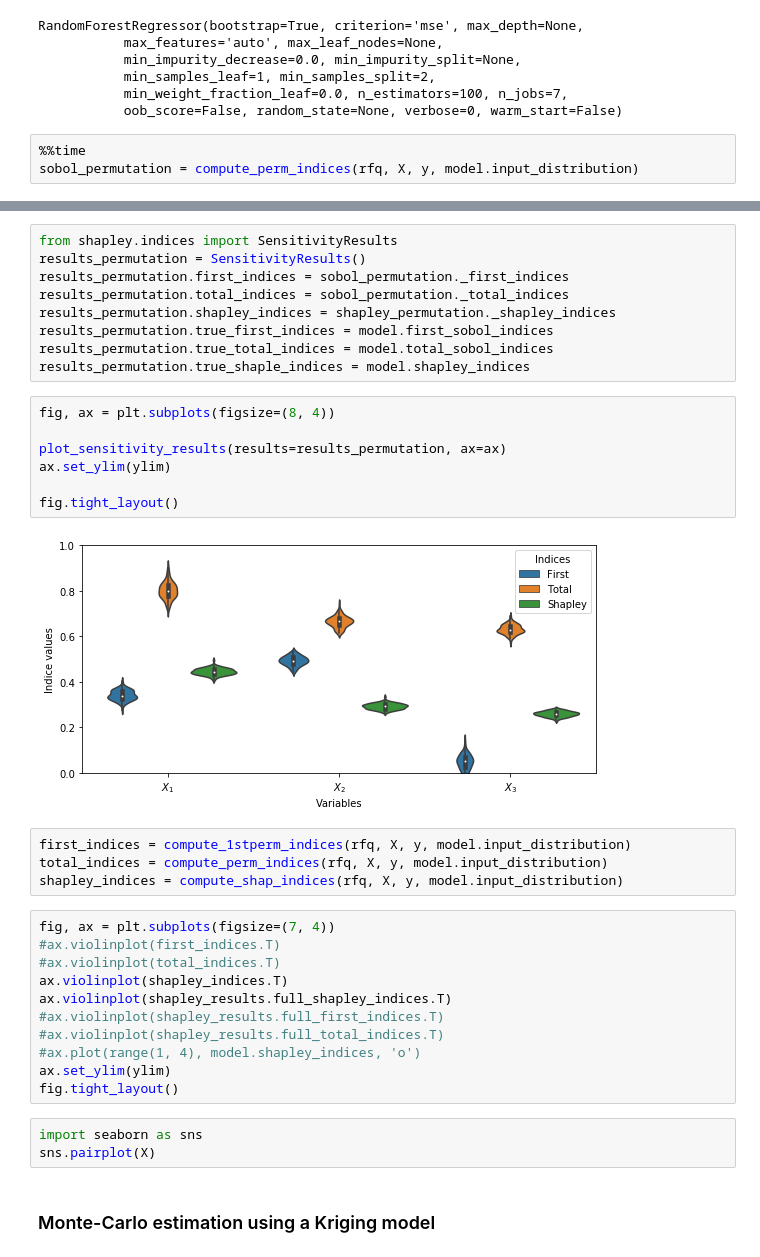
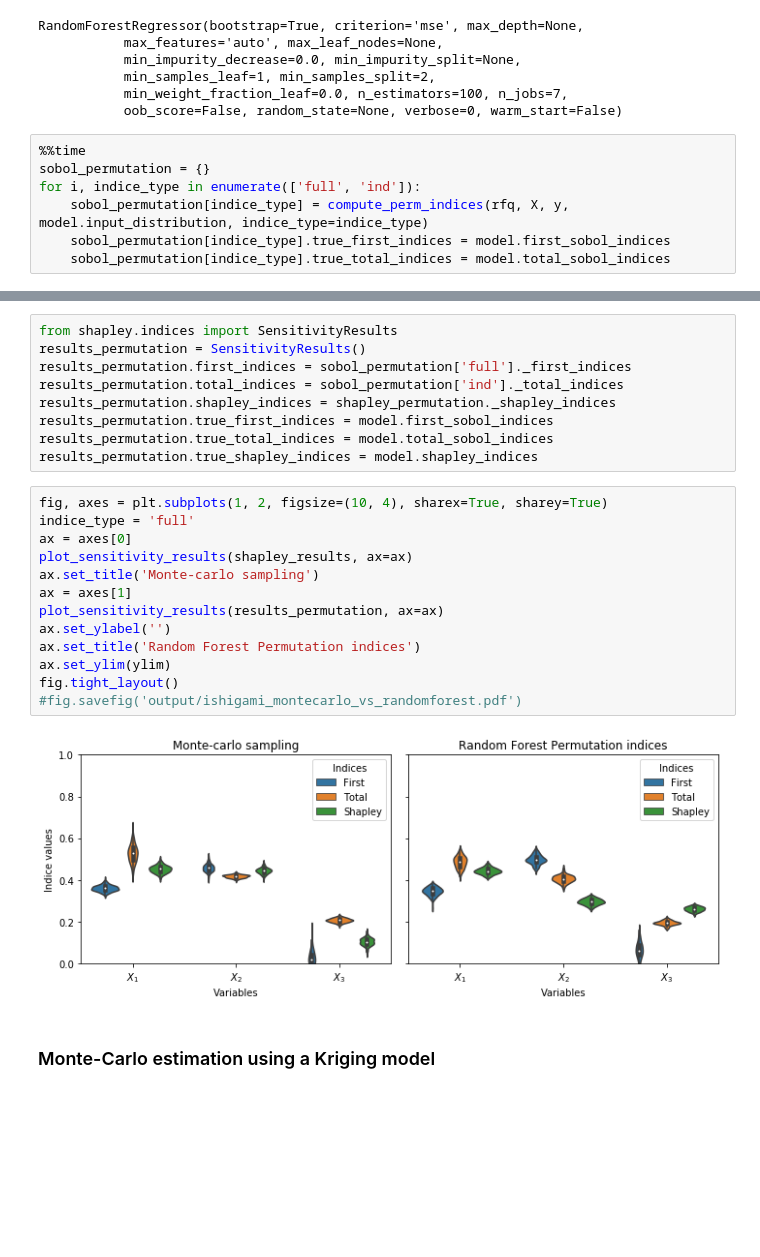
Before and after one commit to josephmure/otshapley, a Jupyter notebook: examples/shapley-ishigami.ipynb, the cells around one changed output, grey strips where cells are left out. Drawn from its saved outputs; the diff is of its cells as text; blank space fills up the shorter version.

```diff
--- a/examples/shapley-ishigami.ipynb
+++ b/examples/shapley-ishigami.ipynb
@@ -79,5 +79,9 @@ RandomForestRegressor(bootstrap=True, criterion='mse', max_depth=None,
            oob_score=False, random_state=None, verbose=0, warm_start=False)
 # %%
 %%time
-sobol_permutation = compute_perm_indices(rfq, X, y, model.input_distribution)
+sobol_permutation = {}
+for i, indice_type in enumerate(['full', 'ind']):
+    sobol_permutation[indice_type] = compute_perm_indices(rfq, X, y, model.input_distribution, indice_type=indice_type)
+    sobol_permutation[indice_type].true_first_indices = model.first_sobol_indices
+    sobol_permutation[indice_type].true_total_indices = model.total_sobol_indices
 # %% [output]
@@ -90,39 +110,27 @@ Wall time: 29.3 s
 # %%
 from shapley.indices import SensitivityResults
 results_permutation = SensitivityResults()
-results_permutation.first_indices = sobol_permutation._first_indices
-results_permutation.total_indices = sobol_permutation._total_indices
+results_permutation.first_indices = sobol_permutation['full']._first_indices
+results_permutation.total_indices = sobol_permutation['ind']._total_indices
 results_permutation.shapley_indices = shapley_permutation._shapley_indices
 results_permutation.true_first_indices = model.first_sobol_indices
 results_permutation.true_total_indices = model.total_sobol_indices
-results_permutation.true_shaple_indices = model.shapley_indices
+results_permutation.true_shapley_indices = model.shapley_indices
-# %%
-fig, ax = plt.subplots(figsize=(8, 4))
-
-plot_sensitivity_results(results=results_permutation, ax=ax)
-ax.set_ylim(ylim)
-
-fig.tight_layout()
-# %% [output]
-[figure, removed]
-# %%
-first_indices = compute_1stperm_indices(rfq, X, y, model.input_distribution)
-total_indices = compute_perm_indices(rfq, X, y, model.input_distribution)
-shapley_indices = compute_shap_indices(rfq, X, y, model.input_distribution)
-# %%
-fig, ax = plt.subplots(figsize=(7, 4))
-#ax.violinplot(first_indices.T)
-#ax.violinplot(total_indices.T)
-ax.violinplot(shapley_indices.T)
-ax.violinplot(shapley_results.full_shapley_indices.T)
-#ax.violinplot(shapley_results.full_first_indices.T)
-#ax.violinplot(shapley_results.full_total_indices.T)
-#ax.plot(range(1, 4), model.shapley_indices, 'o')
-ax.set_ylim(ylim)
-fig.tight_layout()
-# %%
-import seaborn as sns
-sns.pairplot(X)
+# %%
+fig, axes = plt.subplots(1, 2, figsize=(10, 4), sharex=True, sharey=True)
+indice_type = 'full'
+ax = axes[0]
+plot_sensitivity_results(shapley_results, ax=ax)
+ax.set_title('Monte-carlo sampling')
+ax = axes[1]
+plot_sensitivity_results(results_permutation, ax=ax)
+ax.set_ylabel('')
+ax.set_title('Random Forest Permutation indices')
+ax.set_ylim(ylim)
+fig.tight_layout()
+#fig.savefig('output/ishigami_montecarlo_vs_randomforest.pdf')
+# %% [output]
+[figure, added]
 # %% [markdown]
 ### Monte-Carlo estimation using a Kriging model
 # %%
```
Also changed, not shown: parts of 5 cells of this notebook, 6 other files.
